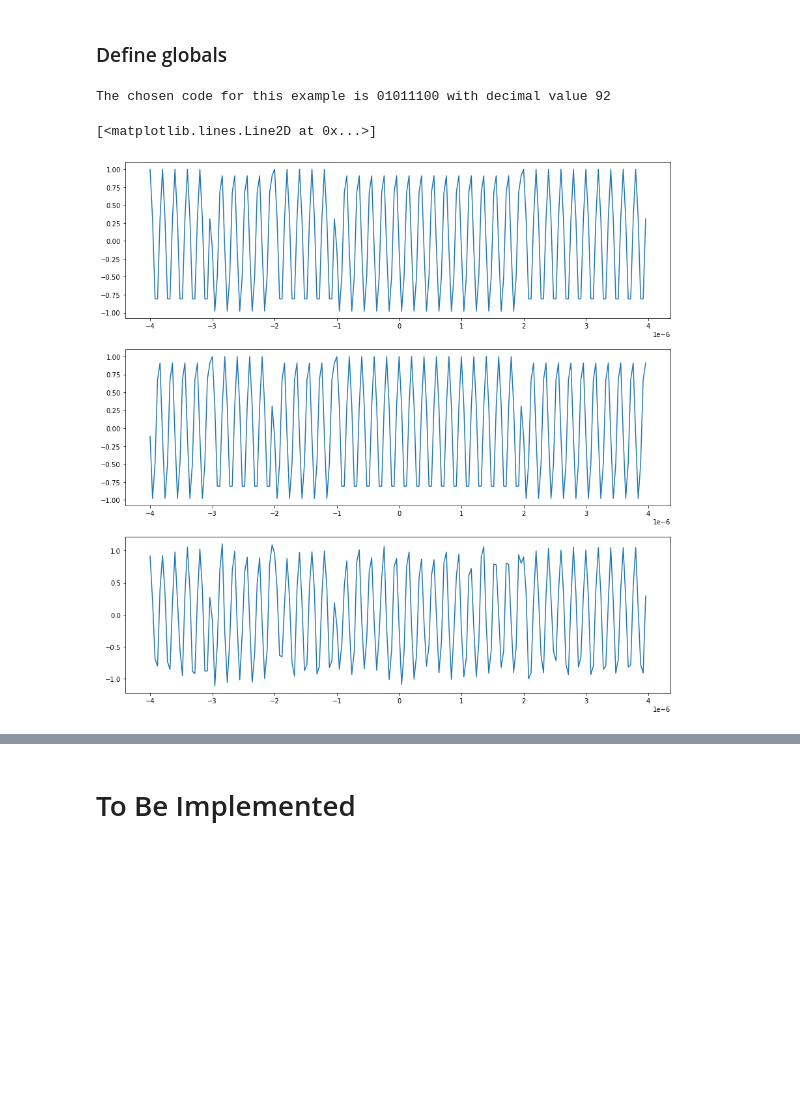
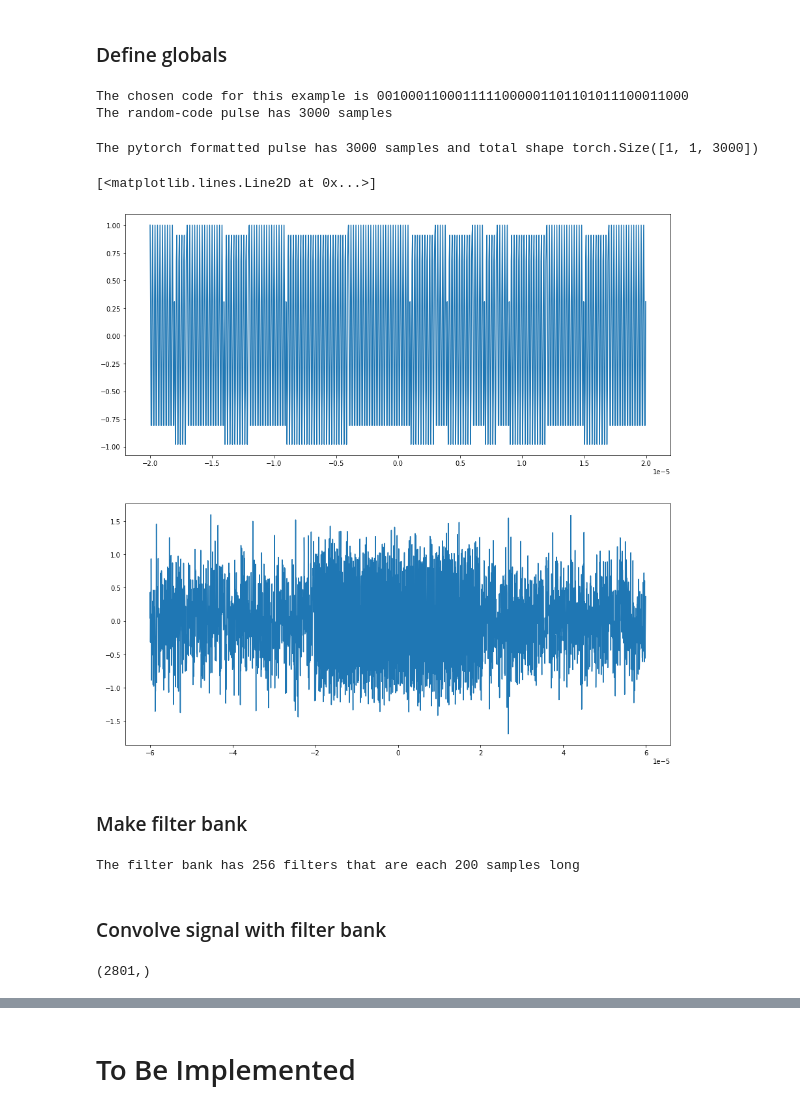
Before and after one commit to CGZoghby/dspstuff, a Jupyter notebook: PSK_DemodTest.ipynb, the cells around one changed output, grey strips where cells are left out. Drawn from its saved outputs; the diff is of its cells as text; code cells hidden in the pictures; blank space fills up the shorter version.

```diff
--- a/PSK_DemodTest.ipynb
+++ b/PSK_DemodTest.ipynb
@@ -47,35 +120,53 @@ fs = 25e6
 noiseAmp = 100
 minbit = 1e-6
 bitrate = 1/minbit
-pw = 8*minbit
-dec = int(randCodes.Code[0],2)
 fc = 5e6
 words = pd.read_csv("allPossible8bitWords.csv",dtype=str)
-randCodes = words.sample(n=1).reset_index()
-code = randCodes.Code[0]
-dec = int(code,2)
+randCodes = words.sample(n=5).reset_index()
+combCode = ''
+for val in randCodes.Code:
+    combCode += val
+pw = len(combCode)*minbit
 t = np.arange(-pw/2, pw/2, 1/fs)
-raw_sig = make_BPSK_pulse(A, code, fs, fc, minbit)
-mf = make_BPSK_pulse(A, code, fs, fc, minbit) # not even pretending here
-
-for x in enumerate(code):
-    if x[0] == 0:
-        orthoCode = str(1-int(x[1]))
-    else:
-        orthoCode += str(1-int(x[1]))
-orthogMF =  make_BPSK_pulse(A, orthoCode, fs, fc, minbit)
-pulse = raw_sig + (1/10)*np.random.normal(0,1,len(t)) # decide later
-print(f'The chosen code for this example is {code} with decimal value {dec}')
+bigT = np.arange(-3*pw/2, 3*pw/2, 1/fs)
+raw_sig = make_BPSK_pulse(A, combCode, fs, fc, minbit)
+testPulse = np.hstack(((1/2)*np.random.normal(0,1,len(t)),raw_sig + (1/5)*np.random.normal(0,1,len(t)),(1/2)*np.random.normal(0,1,len(t))))
+# Also add a bunch of plain noise values on either side.
+print(f'The chosen code for this example is {combCode}')
+print(f'The random-code pulse has {len(testPulse)} samples')
 # %% [output]
-The chosen code for this example is 01011100 with decimal value 92
+The chosen code for this example is 0010001100011111000001101101011100011000
+The random-code pulse has 3000 samples
-# %%
-plt.figure(figsize=(15,15))
-plt.subplot(3,1,1)
-plt.plot(t,raw_sig.real)
-plt.subplot(3,1,2)
-plt.plot(t,orthogMF.real)
-plt.subplot(3,1,3)
-plt.plot(t,pulse.real)
-# %% [output]
-[<matplotlib.lines.Line2D at 0x...>]
-[figure, removed]
+# %%
+torchTestSignal = torch.zeros([1,1,len(testPulse)],dtype=torch.cfloat)
+torchTestSignal[0,0,:] = torch.complex(torch.tensor(testPulse.real),torch.tensor(testPulse.imag))
+print(f'The pytorch formatted pulse has {torchTestSignal.shape[2]} samples and total shape {torchTestSignal.shape}')
+# %% [output]
+The pytorch formatted pulse has 3000 samples and total shape torch.Size([1, 1, 3000])
+# %%
+plt.figure(figsize=(15,15))
+plt.subplot(2,1,1)
+plt.plot(t,raw_sig.real)
+plt.subplot(2,1,2)
+plt.plot(bigT,testPulse.real)
+# %% [output]
+[<matplotlib.lines.Line2D at 0x...>]
+[figure, added]
+# %% [markdown]
+### Make filter bank
+# %%
+words = pd.read_csv("/Users/cgzog/Python_Projects/allPossible8bitWords.csv",dtype=str)
+pw = 8/bitrate
+t = np.arange(-pw/2, pw/2, 1/fs)
+filterBank = torch.zeros([words.shape[0],1,len(t)],dtype=torch.cfloat)
+for index,row in words.iterrows():
+    pulse = make_BPSK_pulse(A, words.Code[index], fs, fc, 1/bitrate)  # decide later
+    complexPulse = torch.complex(torch.tensor(pulse.real),torch.tensor(pulse.imag))
+    filterBank[index,0,:] = complexPulse
+
+scipyFilters = filterBank.data.cpu().numpy()
+print(f'The filter bank has {scipyFilters.shape[0]} filters that are each {scipyFilters.shape[2]} samples long')
+# %% [output]
+The filter bank has 256 filters that are each 200 samples long
+# %% [markdown]
+### Convolve signal with filter bank
@@ -81,0 +198,4 @@ plt.plot(t,pulse.real)
+# %%
+convResp[0].shape
+# %% [output]
+(2801,)
```
Also changed, not shown: parts of 9 cells of this notebook.
